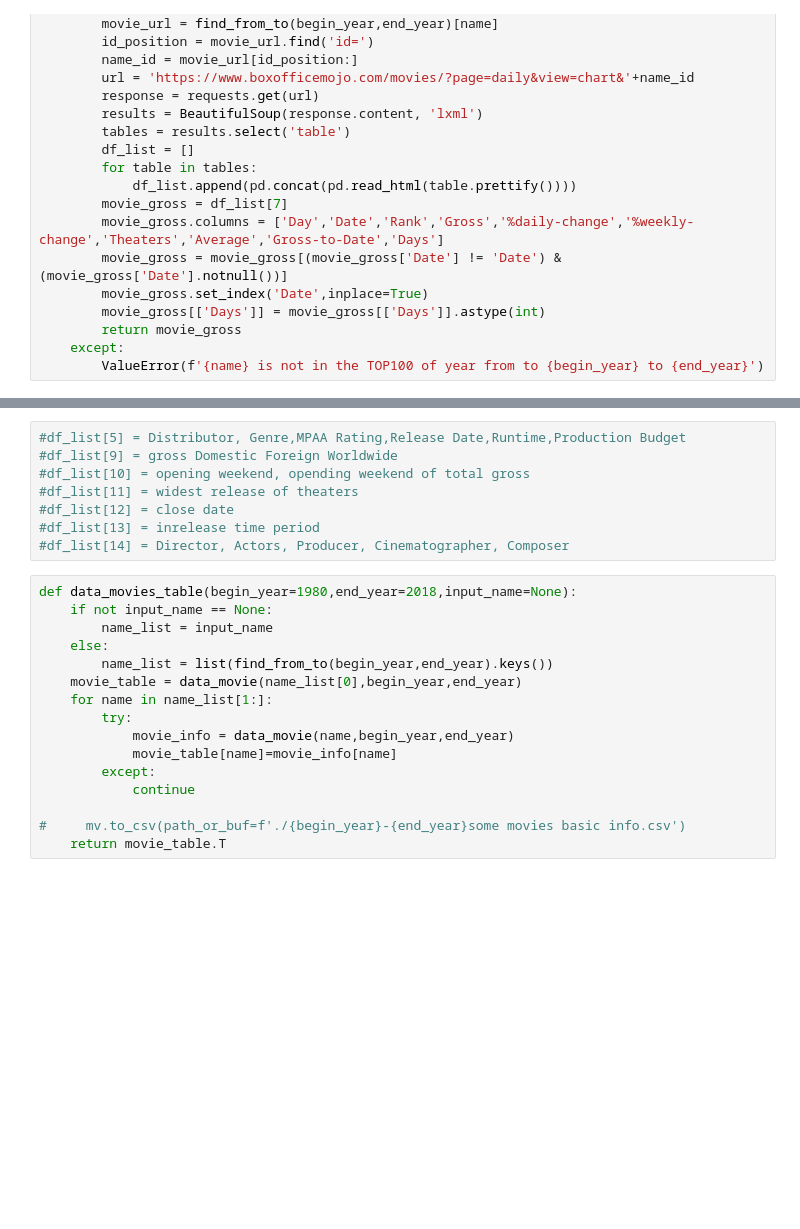
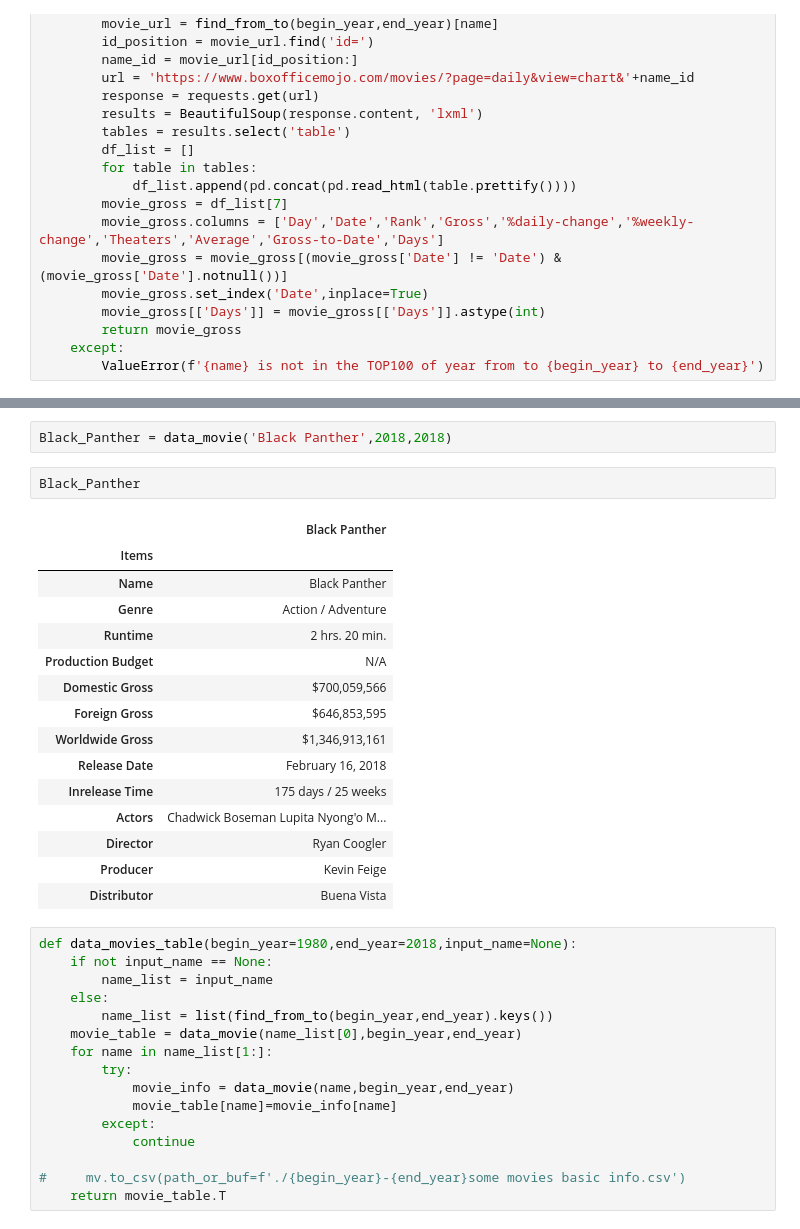
Before and after one commit to yz3432/TFA, a Jupyter notebook: project.ipynb, the cells around one changed output, grey strips where cells are left out. Saved outputs shown, nothing was run; the diff lists cells and outputs as text; blank space fills up the shorter version.

```diff
--- a/project.ipynb
+++ b/project.ipynb
@@ -170,14 +209,26 @@ def data_movie(name,begin_year=1980,end_year=2018):
         return mv
     except:
         ValueError(f'{name} is not in the TOP100 of year from to {begin_year} to {end_year}')
-# %%
-#df_list[5] = Distributor, Genre,MPAA Rating,Release Date,Runtime,Production Budget
-#df_list[9] = gross Domestic Foreign Worldwide
-#df_list[10] = opening weekend, opending weekend of total gross
-#df_list[11] = widest release of theaters
-#df_list[12] = close date
-#df_list[13] = inrelease time period
-#df_list[14] = Director, Actors, Producer, Cinematographer, Composer
+# %%
+Black_Panther = data_movie('Black Panther',2018,2018)
+# %%
+Black_Panther
+# %% [output]
+|  | Black Panther |
+| Items |  |
+| Name | Black Panther |
+| Genre | Action / Adventure |
+| Runtime | 2 hrs. 20 min. |
+| Production Budget | N/A |
+| Domestic Gross | $700,059,566 |
+| Foreign Gross | $646,853,595 |
+| Worldwide Gross | $1,346,913,161 |
+| Release Date | February 16, 2018 |
+| Inrelease Time | 175 days / 25 weeks |
+| Actors | Chadwick Boseman Lupita Nyong'o M... |
+| Director | Ryan Coogler |
+| Producer | Kevin Feige |
+| Distributor | Buena Vista |
 # %%
 def data_movies_table(begin_year=1980,end_year=2018,input_name=None):
     if not input_name == None:
```
Also changed, not shown: parts of 8 cells of this notebook.
